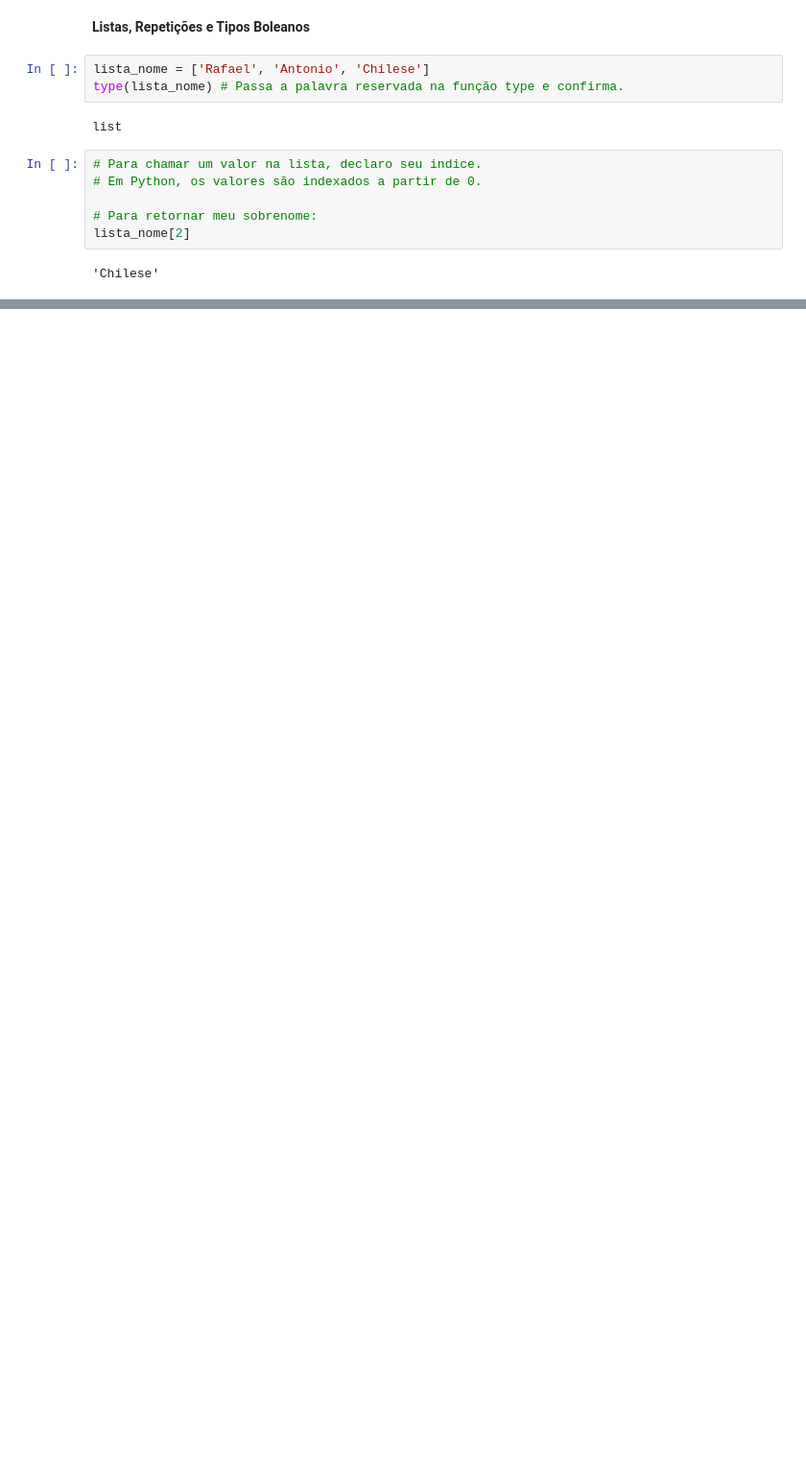
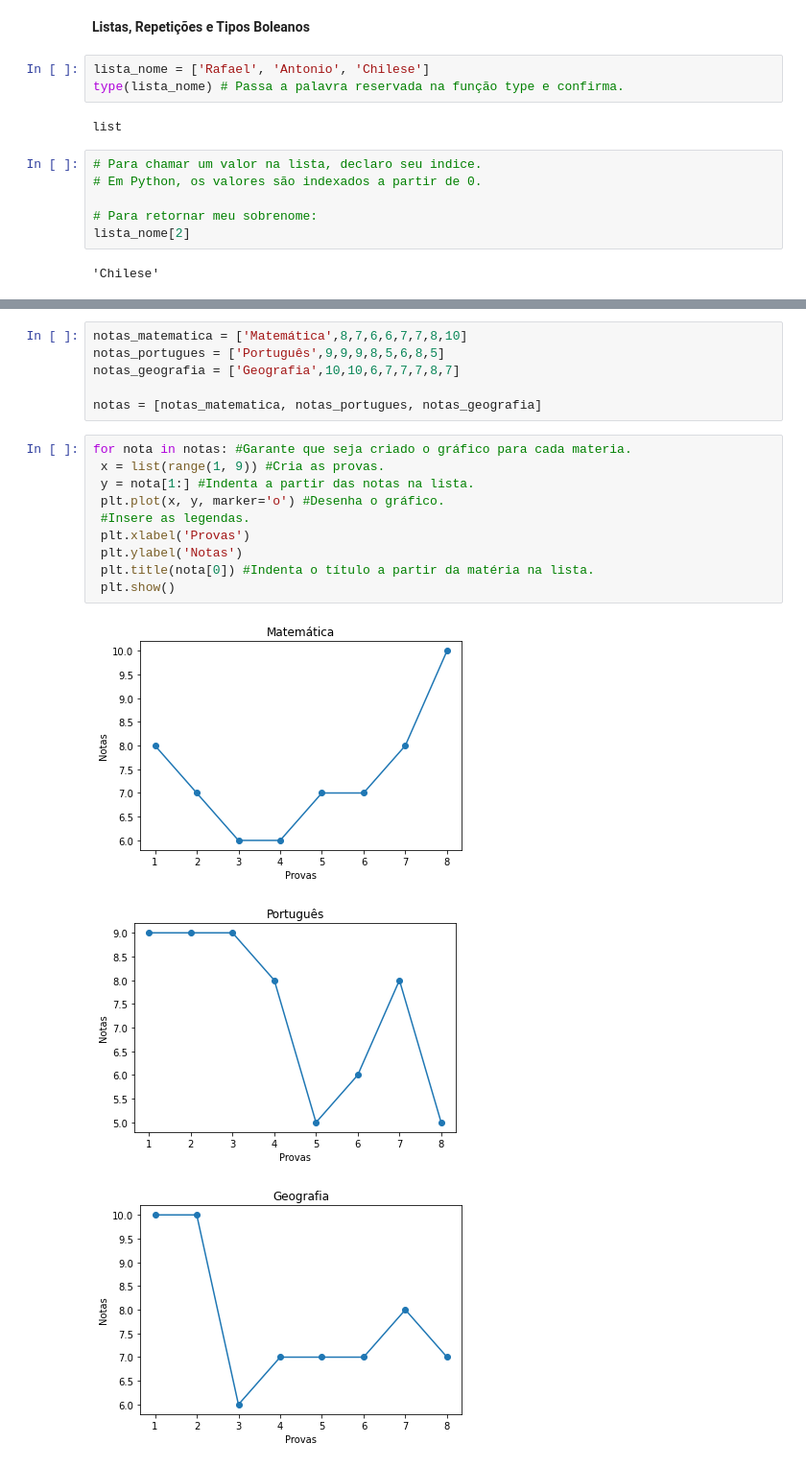
Before and after one commit to Chilese/Hello---Word, a Jupyter notebook: Python_para_Data_Science_Alura.ipynb, the cells around one changed output, grey strips where cells are left out. Shown at 96% size. Drawn from its saved outputs; the diff is of its cells as text; blank space fills up the shorter version.

```diff
--- a/Python_para_Data_Science_Alura.ipynb
+++ b/Python_para_Data_Science_Alura.ipynb
@@ -112,0 +245,20 @@ lista_nome[2]
+# %%
+notas_matematica = ['Matemática',8,7,6,6,7,7,8,10]
+notas_portugues = ['Português',9,9,9,8,5,6,8,5]
+notas_geografia = ['Geografia',10,10,6,7,7,7,8,7]
+
+notas = [notas_matematica, notas_portugues, notas_geografia]
+# %%
+for nota in notas: #Garante que seja criado o gráfico para cada materia.
+ x = list(range(1, 9)) #Cria as provas.
+ y = nota[1:] #Indenta a partir das notas na lista.
+ plt.plot(x, y, marker='o') #Desenha o gráfico.
+ #Insere as legendas.
+ plt.xlabel('Provas')
+ plt.ylabel('Notas')
+ plt.title(nota[0]) #Indenta o título a partir da matéria na lista.
+ plt.show()
+# %% [output]
+[figure, added]
+[figure, added]
+[figure, added]
```
Also changed, not shown: parts of 20 cells of this notebook.
